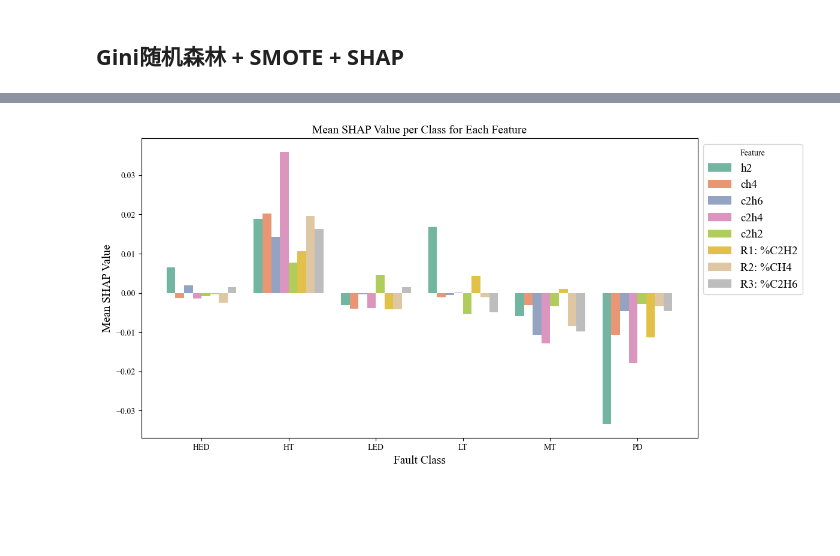
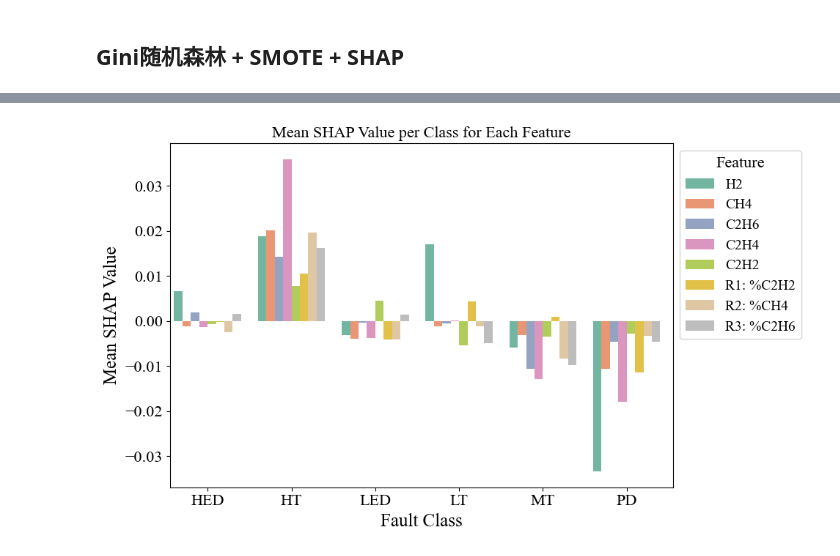
Before and after one commit to Sihan0229/DGA, a Jupyter notebook: Dissolved-Gas-Analysis/best_model.ipynb, the cells around one changed output, grey strips where cells are left out. Cells and saved outputs as stored; diff of their text form; code cells hidden in the pictures; blank space fills up the shorter version.

```diff
--- a/Dissolved-Gas-Analysis/best_model.ipynb
+++ b/Dissolved-Gas-Analysis/best_model.ipynb
@@ -228,6 +250,7 @@ for i, class_name in enumerate(model.classes_):
 import shap
 import matplotlib.pyplot as plt
 import pandas as pd
+import matplotlib
 
 # 类别映射字典
 category_mapping = {
@@ -239,6 +262,12 @@ category_mapping = {
     6: 'PD'
 }
 
+# 设置全局字体
+plt.rcParams["font.family"] = "Times New Roman"
+plt.rcParams["font.size"] = 18
+matplotlib.rc('font', family='Times New Roman')
+matplotlib.rcParams['font.size'] = 18
+
 for feature_name in X_test.columns:
     feature_index = X_test.columns.get_loc(feature_name)
     mean_shap_values = shap_values[:, feature_index, :].mean(axis=0)
@@ -246,10 +275,14 @@ for feature_name in X_test.columns:
     class_labels = [category_mapping[cls] for cls in model.classes_]
 
     plt.figure()
-    plt.bar(class_labels, mean_shap_values)
-    plt.xlabel("Fault Class", fontsize=12)
-    plt.ylabel("Mean SHAP Value", fontsize=12)
-    plt.title(f"Mean SHAP Value for {feature_name}", fontsize=14)
+    plt.bar(
+        class_labels, mean_shap_values,
+        edgecolor='black',      # 添加边框
+        linewidth=1           # 边框线宽（可选）
+    )
+    plt.xlabel("Fault Class", fontsize=20)
+    plt.ylabel("Mean SHAP Value", fontsize=20)
+    # plt.title(f"Mean SHAP Value for {feature_name}", fontsize=18)
     plt.xticks(rotation=30)
     plt.tight_layout()
     plt.show()
@@ -265,38 +298,47 @@ for feature_name in X_test.columns:
 # %%
+import matplotlib.pyplot as plt
+import numpy as np
+
 model_colors = [
     '#72b6a1', '#e99675', '#95a3c3', '#db96c0',
     '#b0cc5a', '#e2c148', '#dfc7a3', '#bdbdbd'
 ]
 
-# 特征名
-feature_names = X_test.columns.tolist()
+# 特征名改为大写
+feature_names = [f.upper() for f in X_test.columns.tolist()]
 num_features = len(feature_names)
 num_classes = len(model.classes_)
 
 # 创建平均 SHAP 值矩阵：shape = [num_features, num_classes]
 mean_shap_matrix = np.zeros((num_features, num_classes))
-for i, feature_name in enumerate(feature_names):
+for i, feature_name in enumerate(X_test.columns):
     feature_index = X_test.columns.get_loc(feature_name)
     mean_shap_matrix[i] = shap_values[:, feature_index, :].mean(axis=0)
 
 # 绘图
-x = np.arange(num_classes)  # 类别数
-bar_width = 0.1  # 条形宽度
+x = np.arange(num_classes)
+bar_width = 0.1
 
-plt.figure(figsize=(12, 6))
+plt.figure(figsize=(10, 6))
 for i in range(num_features):
     plt.bar(x + i * bar_width, mean_shap_matrix[i],
             width=bar_width,
             color=model_colors[i % len(model_colors)],
             label=feature_names[i])
 
-# 坐标设置
+# 设置 x-ticks 居中
 plt.xticks(x + bar_width * (num_features - 1) / 2, class_labels)
-plt.xlabel("Fault Class", fontsize=14)
-plt.ylabel("Mean SHAP Value", fontsize=14)
-plt.title("Mean SHAP Value per Class for Each Feature", fontsize=14)
+
+# 设置边距刚好包住所有柱子（核心改进）
+total_width = bar_width * num_features
+plt.xlim(x[0] - 0.1, x[-1] + total_width + 0.1)
+
+# 其他设置
+plt.xlabel("Fault Class", fontsize=18)
+plt.ylabel("Mean SHAP Value", fontsize=18)
+plt.title("Mean SHAP Value per Class for Each Feature", fontsize=16)
 plt.legend(title="Feature", bbox_to_anchor=(1, 1), loc='upper left', fontsize=14)
 plt.tight_layout()
 plt.show()
 # %% [output]
-[figure, old version]
+[figure, new version]
```
Also changed, not shown: parts of 2 cells of this notebook, 1 other file.
